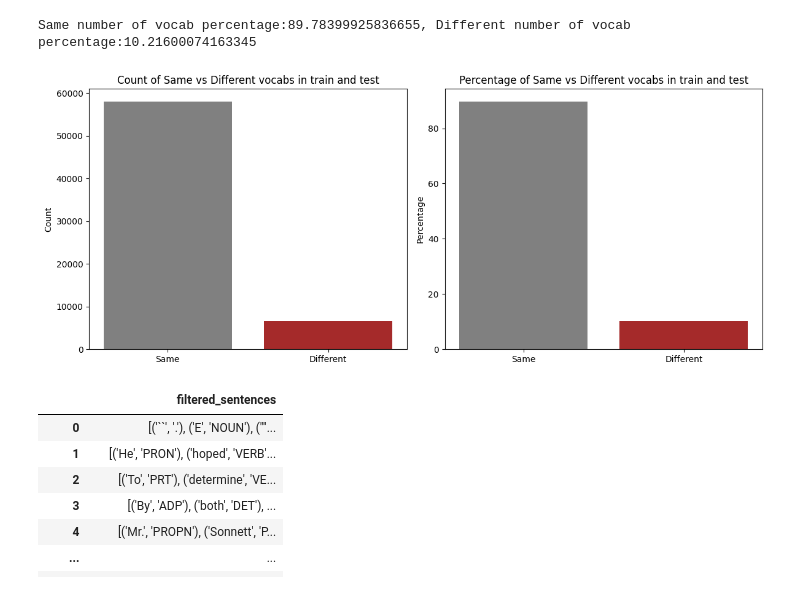
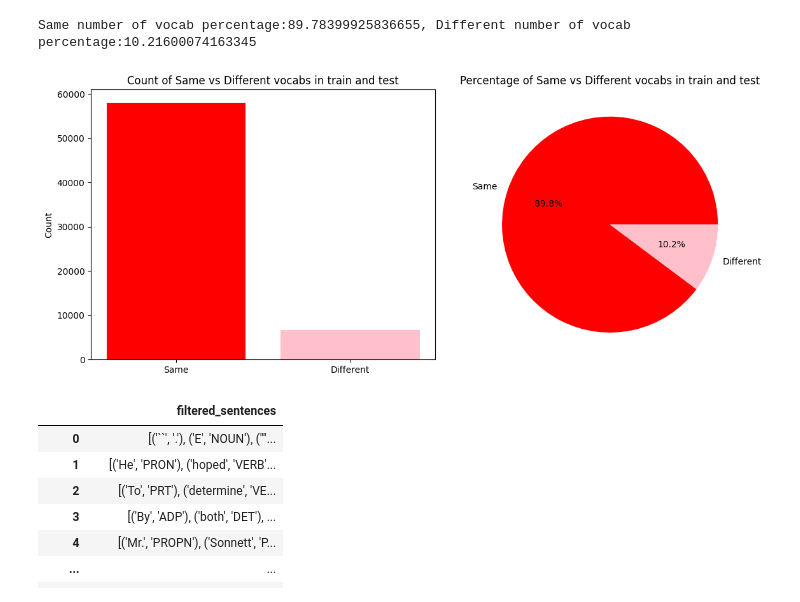
Before and after one commit to substobeme/NLPassignment1, a Jupyter notebook: assignment1.ipynb, the cells around one changed output. Cells and saved outputs as stored; diff of their text form; code cells hidden in the pictures.

```diff
--- a/assignment1.ipynb
+++ b/assignment1.ipynb
@@ -177,18 +176,17 @@ Same number of vocab percentage:89.78399925836655, Different number of vocab per
 # %%
 fig, axes = plt.subplots(1, 2, figsize=(12, 5))
 
-axes[0].bar(["Same", "Different"], [same_v, len(vocab2idxt)], color=["grey", "brown"])
+axes[0].bar(["Same", "Different"], [same_v, len(vocab2idxt)], color=["red", "pink"])
 axes[0].set_ylabel("Count")
 axes[0].set_title("Count of Same vs Different vocabs in train and test")
 
-axes[1].bar(["Same", "Different"], [sm_pcnt, diff_pcnt], color=["grey", "brown"])
-axes[1].set_ylabel("Percentage")
+axes[1].pie([sm_pcnt, diff_pcnt], labels=["Same", "Different"], colors=["red", "pink"], autopct='%1.1f%%')
 axes[1].set_title("Percentage of Same vs Different vocabs in train and test")
 
 plt.tight_layout()
 plt.show()
 # %% [output]
-[figure, old version]
+[figure, new version]
 # %%
 filtered_lists = []
 for index, row in df_test_2.iterrows():
```
Also changed, not shown: parts of 1 cell of this notebook.
